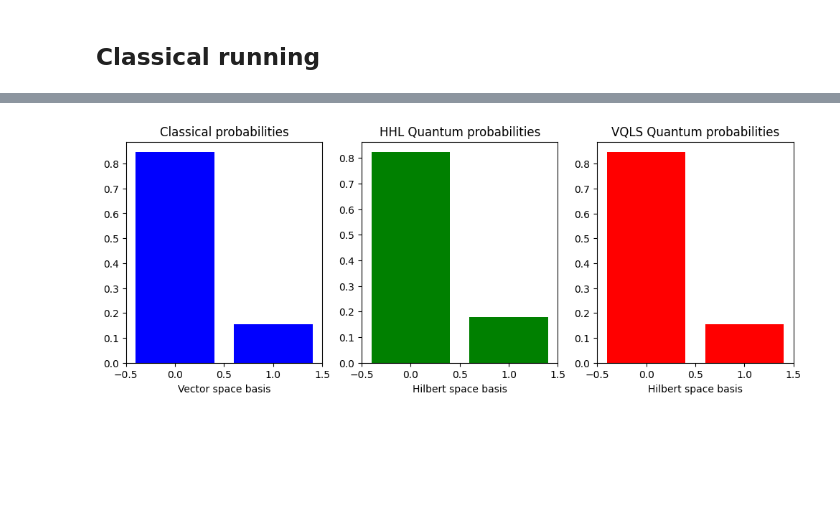
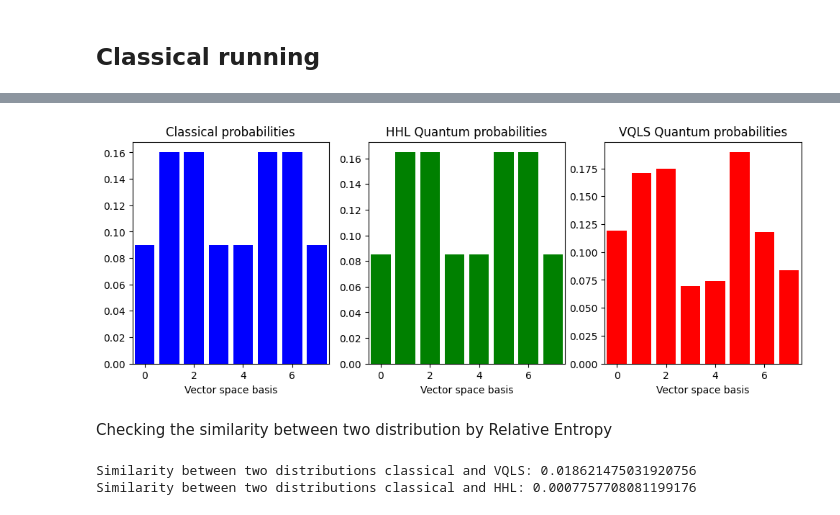
Before and after one commit to yuri4029/quantwatt, a Jupyter notebook: QuantAlgorithm_Code/Quantum_Power_Flow_Algorithm.ipynb, the cells around one changed output, grey strips where cells are left out. Drawn from its saved outputs; the diff is of its cells as text; code cells hidden in the pictures; blank space fills up the shorter version.

```diff
--- a/QuantAlgorithm_Code/Quantum_Power_Flow_Algorithm.ipynb
+++ b/QuantAlgorithm_Code/Quantum_Power_Flow_Algorithm.ipynb
@@ -422,14 +331,14 @@ Voltage angles (quantum): [tensor(2.98877526+0.j, requires_grad=True), tensor(0.
 # %%
 # Example: 2-qubit Hermitian matrix
 A = B_double_prime
-Init_vector = np.array([0.03,-0.02])   # Vector Initial state |b>
+Init_vector = np.ones(dim) / np.sqrt(dim) # Vector Initial state |b>
 # Ensure it's Hermitian
 assert np.allclose(A, A.conj().T)
 # Decompose the Hermitian matrix into Pauli operators
 hamiltonian = qml.pauli_decompose(A)
 # Coefficients of the linear combination A = c_0 A_0 + c_1 A_1 ...
 coupling = hamiltonian.coeffs
-layers_ansatz = 3  # Number of layers in the ansatz
+layers_ansatz = 2  # Number of layers in the ansatz
 # Initialize the quantum weights
 init_weights = 0.01 * np.random.randn(n_qubits * layers_ansatz, requires_grad=True)
 # %%
@@ -447,3 +356,22 @@ def prepare_and_sample(weights):
     # this will be repeated for the total number of shots provided (n_shots)
     return qml.probs(wires=range(n_qubits))
     # return qml.sample()
+# %%
+# Set the random seed
+np.random.seed(rng_seed)
+# Define the optimizer
+opt = qml.GradientDescentOptimizer(eta)
+# Initialize parameter
+w = init_weights
+# Variational optimization loop
+cost_history = []
+coupling_VQLS = []
+for it in range(steps):
+    if cost_loc(w) > 1e-6:
+        w, cost = opt.step_and_cost(cost_loc, w)
+        print("Step {:3d}       Cost_L = {:9.7f}".format(it, cost))
+        if cost_loc(w) > 0:
+            coupling_VQLS.append(w)
+            cost_history.append(cost)
+    else:
+        break
@@ -450,7 +396,7 @@ def prepare_and_sample(weights):
 # %%
-w, cost_history = VQLS(init_weights, steps=steps, eta=eta)
+# w, cost_history = VQLS(init_weights, steps=steps, eta=eta)
 # Generate the quantum state |x> and sample it
 # Using the variational weights w that we have previously optimized.
-probs_VQLS = prepare_and_sample(w)
+probs_VQLS = prepare_and_sample(coupling_VQLS[-1])
 print("Quantum probabilities for VQLS:", probs_VQLS)
 # %% [output]
@@ -473,6 +409,6 @@ Quantum probabilities for VQLS: [0.84568857 0.15431143]
 # %%
 B_double_prime_HHL = -np.array(B_double_prime)
 # %%
-probs_HHL = hhl_al(B_double_prime_HHL, Init_vector)
+probs_HHL = hhl_al(B_double_prime, Init_vector)
 print("Quantum probabilities from HHL:", probs_HHL)
 # %% [output]
@@ -489,22 +426,24 @@ Classical probabilities: [0.84482759-0.j 0.15517241+0.j]
 # %%
 # Graphically visualize both distributions.
 fig, (ax1, ax2, ax3) = plt.subplots(1, 3, figsize=(12, 4))
 
 ax1.bar(np.arange(0, 2 ** n_qubits), probs_cl, color="blue")
 ax1.set_xlim(-0.5, 2 ** n_qubits - 0.5)
 ax1.set_xlabel("Vector space basis")
 ax1.set_title("Classical probabilities")
 
 ax2.bar(np.arange(0, 2 ** n_qubits), probs_HHL, color="green")
 ax2.set_xlim(-0.5, 2 ** n_qubits - 0.5)
-ax2.set_xlabel("Hilbert space basis")
+ax2.set_xlabel("Vector space basis")
 ax2.set_title("HHL Quantum probabilities")
 
 ax3.bar(np.arange(0, 2 ** n_qubits), probs_VQLS, color="red")
 ax3.set_xlim(-0.5, 2 ** n_qubits - 0.5)
-ax3.set_xlabel("Hilbert space basis")
+ax3.set_xlabel("Vector space basis")
 ax3.set_title("VQLS Quantum probabilities")
 
 plt.show()
 # %% [output]
-[figure, old version]
+[figure, new version]
+# %% [markdown]
+Checking the similarity between two distribution by Relative Entropy
@@ -510,0 +475,8 @@ plt.show()
+# %%
+result_VQLS = kl_divergence(probs_cl, probs_VQLS)
+result_HHL = kl_divergence(probs_cl, probs_HHL)
+print('Similarity between two distributions classical and VQLS:',result_VQLS)
+print('Similarity between two distributions classical and HHL:',result_HHL)
+# %% [output]
+Similarity between two distributions classical and VQLS: 0.018621475031920756
+Similarity between two distributions classical and HHL: 0.0007757708081199176
```
Also changed, not shown: parts of 21 cells of this notebook, 15 other files.
